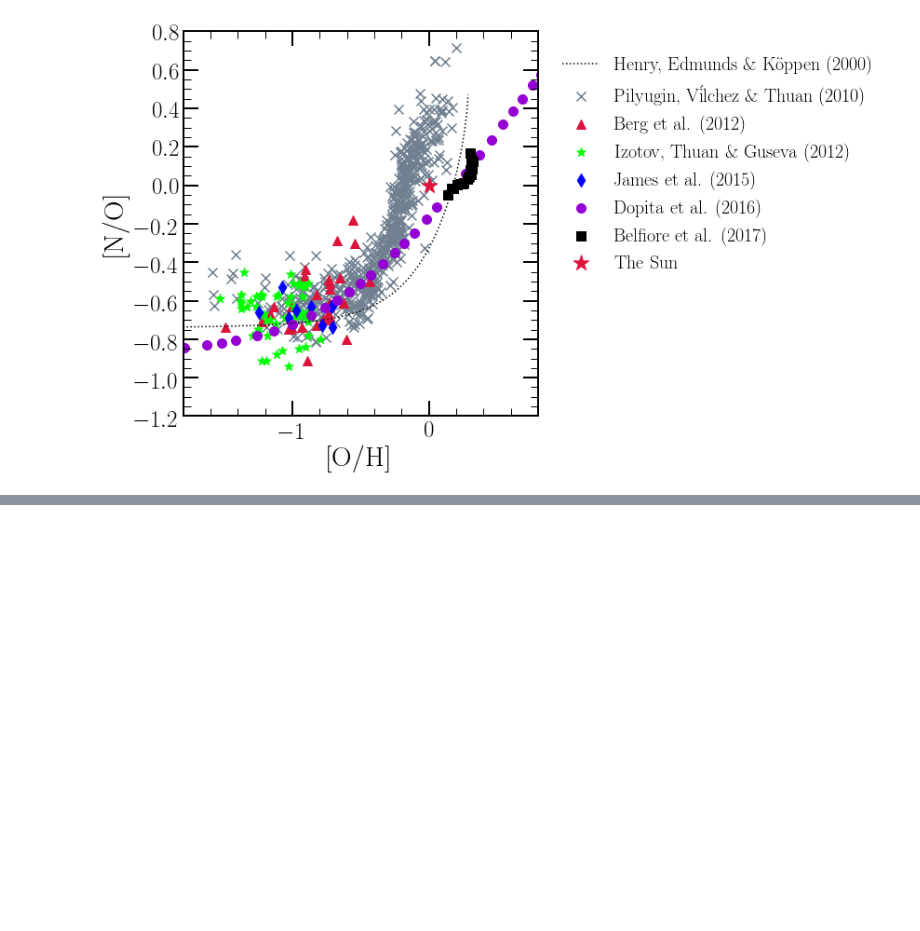
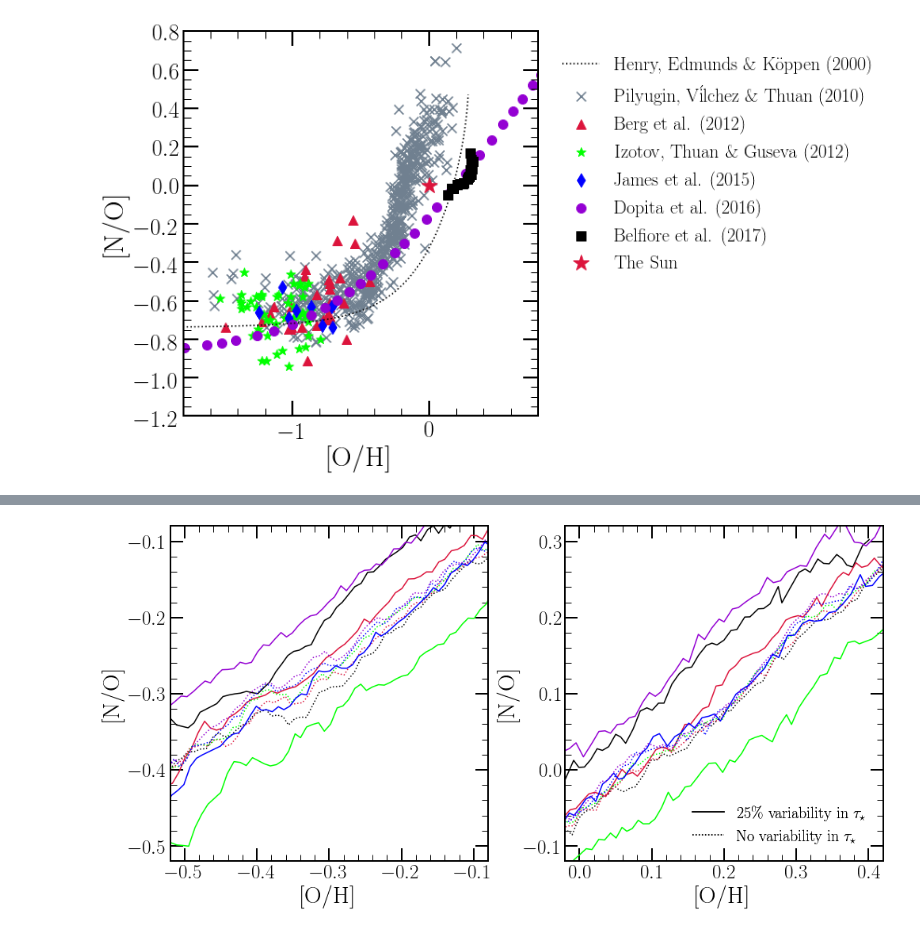
Before and after one commit to giganano/AGBmigration, a Jupyter notebook: notebooks/paper_plots.ipynb, the cells around one changed output, grey strips where cells are left out. Saved outputs shown, nothing was run; the diff lists cells and outputs as text; code cells hidden in the pictures; blank space fills up the shorter version.

```diff
--- a/notebooks/paper_plots.ipynb
+++ b/notebooks/paper_plots.ipynb
@@ -341,0 +357,58 @@ plt.tight_layout()
+# %%
+fig = plt.figure(figsize = (14, 7), facecolor = "white")
+ax1 = fig.add_subplot(121)
+ax2 = fig.add_subplot(122)
+for ax in [ax1, ax2]:
+    ax.set_xlabel("[O/H]")
+    ax.set_ylabel("[N/O]")
+ax1.set_xlim([-0.52, -0.08])
+ax1.set_ylim([-0.52, -0.08])
+ax2.set_xlim([-0.02, 0.42])
+ax2.set_ylim([-0.12, 0.32])
+
+legend_kwargs = {
+    "loc": plots.mpltoolkit.mpl_loc("lower right"),
+    "ncol": 1,
+    "frameon": False,
+    "fontsize": 20,
+    "bbox_to_anchor": (0.99, 0.01),
+}
+line1 = ax2.plot([1, 2], [1, 2], c = plots.mpltoolkit.named_colors()["black"],
+    label = r"25\% variability in $\tau_\star$")[0]
+line2 = ax2.plot([1, 2], [1, 2], c = plots.mpltoolkit.named_colors()["black"],
+    label = r"No variability in $\tau_\star$", linestyle = ':')[0]
+leg = ax2.legend(**legend_kwargs)
+ax2.add_artist(leg)
+line1.remove()
+line2.remove()
+
+insideout = vice.output("../outputs/diffusion/insideout")
+modulated = vice.output("../outputs/diffusion/modulated_sfe")
+# times = [6., 6.5, 7., 7.5, 8.]
+# times = [8., 8.5, 9., 9.5, 10.0]
+times = [8.3, 8.8, 9.3, 9.8, 10.3]
+colors = ["black", "crimson", "lime", "blue", "darkviolet"]
+zones = ["zone%d" % (_) for _ in range(20, 155)]
+for ax in [ax1, ax2]:
+    for i in range(len(times)):
+        diff = [abs(_ - times[i]) for _ in insideout.zones["zone0"].history["time"]]
+        idx = diff.index(min(diff))
+        kwargs = {"c": plots.mpltoolkit.named_colors()[colors[i]]}
+        xvals = [insideout.zones[zone].history["[o/h]"][idx] for zone in zones]
+        yvals = [insideout.zones[zone].history["[n/o]"][idx] for zone in zones]
+        ax.plot(xvals, yvals, linestyle = ':', **kwargs)
+        kwargs["label"] = "%g Gyr" % (times[i])
+        xvals = [modulated.zones[zone].history["[o/h]"][idx] for zone in zones]
+        yvals = [modulated.zones[zone].history["[n/o]"][idx] for zone in zones]
+        ax.plot(xvals, yvals, **kwargs)
+# legend_kwargs["handlelength"] = 0
+# legend_kwargs["loc"] = plots.mpltoolkit.mpl_loc("upper left")
+# legend_kwargs["bbox_to_anchor"] = (0.01, 0.99)
+# leg = ax2.legend(**legend_kwargs)
+# for i in range(len(colors)):
+#     leg.get_texts()[i].set_color(colors[i])
+#     leg.legendHandles[i].set_visible(False)
+plt.tight_layout()
+plt.savefig("../paper/no_oh_modsfe.pdf")
+# %% [output]
+[figure, added]
```
Also changed, not shown: parts of 7 cells of this notebook, 35 other files.
